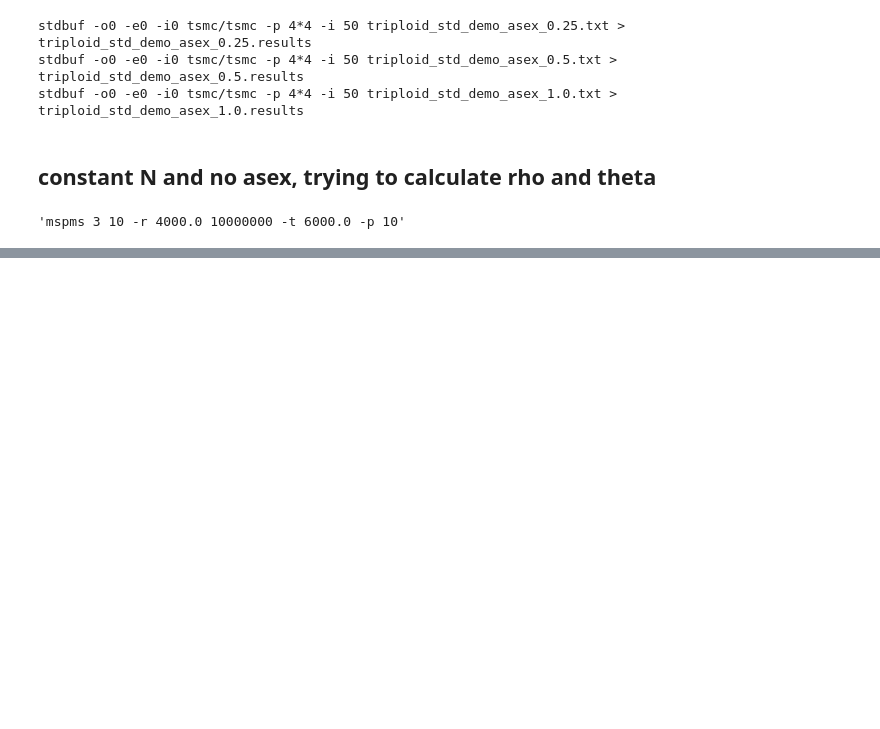
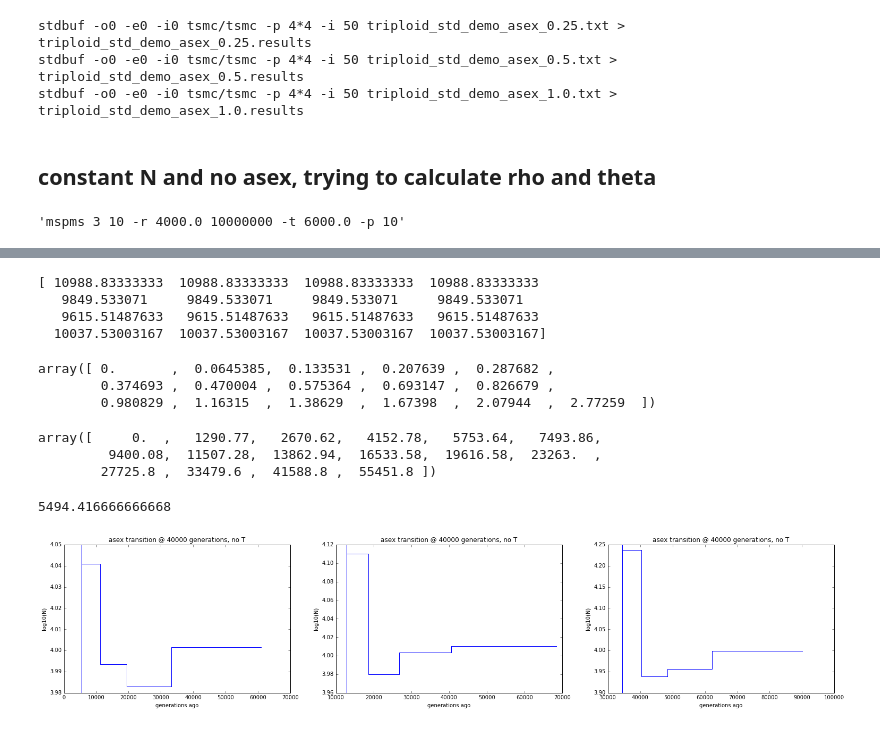
Before and after one commit to ammodramus/tsmc, a Jupyter notebook: snail_sims.ipynb, the cells around one changed output, grey strips where cells are left out. Drawn from its saved outputs; the diff is of its cells as text; code cells hidden in the pictures; blank space fills up the shorter version.

Commit message:
update to ipynb
adding tsmc plotting

```diff
--- a/snail_sims.ipynb
+++ b/snail_sims.ipynb
@@ -1498,0 +1538,28 @@ msCmd
+# %%
+for divtime in divtimes:
+    result = results[divtime]
+# %%
+def plot_psmc(axis, ts, lambdas, divtime = None, maxt = None, **plotkwargs):
+    newTs = np.repeat(np.array(ts), 2)[1:]
+    newLambdas = np.repeat(np.array(lambdas), 2)[:-1]
+    if divtime is None:
+        axis.plot(newTs, np.log10(newLambdas), '-', **plotkwargs)
+    else:
+        baseline, = axis.plot(newTs+divtime, np.log10(newLambdas), '-', **plotkwargs)
+        if 'color' not in plotkwargs:
+            axis.axvline(x = divtime, color = baseline.get_color(), **plotkwargs)
+        else:
+            axis.axvline(x = divtime, **plotkwargs)
+    if maxt is not None:
+        axis.set_xlim((0, maxt))
+    return
+# %%
+mu = 1.5e-8  # mutation rate
+r = 1.0e-8  # recombination rate
+N = 10000  # diploid population size in the sexual ancestor
+chromLength = int(1e7)  # 10 Mbp per chromosome
+#numChromosomes = 100  # simulate 100 chromosomes per replicate
+numChromosomes = 10  # simulate 10 chromosomes per replicate
+
+trueTs = np.array([0,10000000])
+trueNs = np.array([10000,10000])
@@ -1498,0 +1614,38 @@ msCmd
+# %%
+print get_Ns(results[0.25], mu, 100)
+# %% [output]
+[ 10988.83333333  10988.83333333  10988.83333333  10988.83333333
+   9849.533071     9849.533071     9849.533071     9849.533071
+   9615.51487633   9615.51487633   9615.51487633   9615.51487633
+  10037.53003167  10037.53003167  10037.53003167  10037.53003167]
+# %%
+get_scaled_ts(results[0.25])
+# %% [output]
+array([ 0.       ,  0.0645385,  0.133531 ,  0.207639 ,  0.287682 ,
+        0.374693 ,  0.470004 ,  0.575364 ,  0.693147 ,  0.826679 ,
+        0.980829 ,  1.16315  ,  1.38629  ,  1.67398  ,  2.07944  ,  2.77259  ])
+# %%
+get_unscaled_ts(results[0.25], N)
+# %% [output]
+array([     0.  ,   1290.77,   2670.62,   4152.78,   5753.64,   7493.86,
+         9400.08,  11507.28,  13862.94,  16533.58,  19616.58,  23263.  ,
+        27725.8 ,  33479.6 ,  41588.8 ,  55451.8 ])
+# %%
+get_unscaled_divtime(results[0.25], mu, 100)
+# %% [output]
+5494.416666666668
+# %%
+fig, axes = plt.subplots(nrows=1,ncols=len(divtimes), figsize = (26,5))
+for colIdx, divtime in enumerate(divtimes):
+    axis = axes[colIdx]
+    result = results[divtime]
+    ts = get_unscaled_ts(result, N)
+    Ns = get_Ns(result, mu, 100)
+    axis.set_title('asex transition @ {} generations, no T'.format(asexGen))
+    axis.set_xlabel('generations ago')
+    axis.set_ylabel('log10(N)')
+    divtime *= 2*N
+    estimatedDivtime = get_unscaled_divtime(result, mu, 100)
+    plot_psmc(axis, ts, Ns, divtime = estimatedDivtime)
+# %% [output]
+[figure, added]
```
Also changed, not shown: parts of 7 cells of this notebook.
